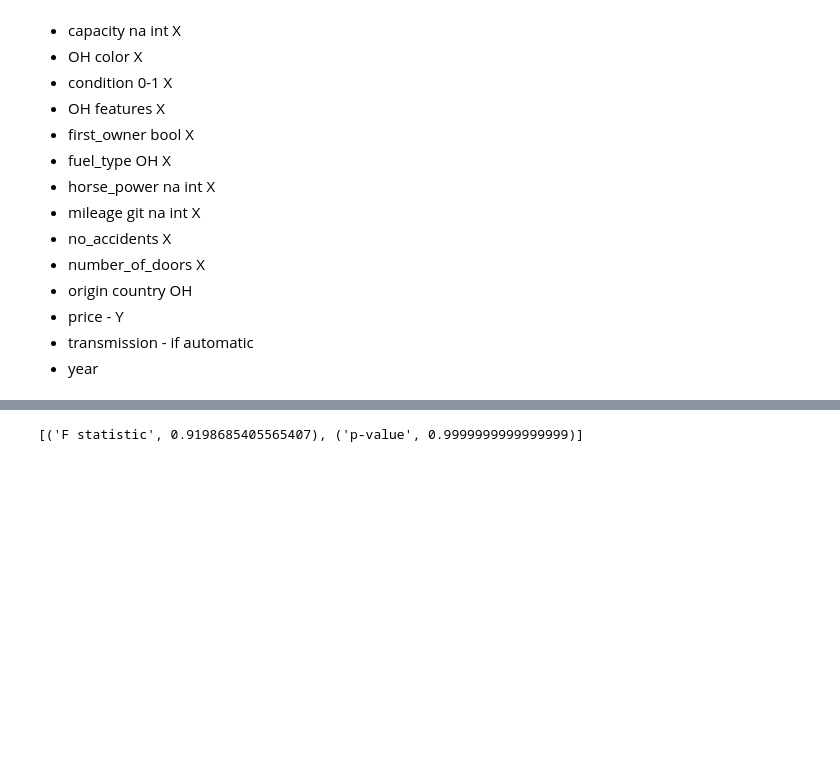
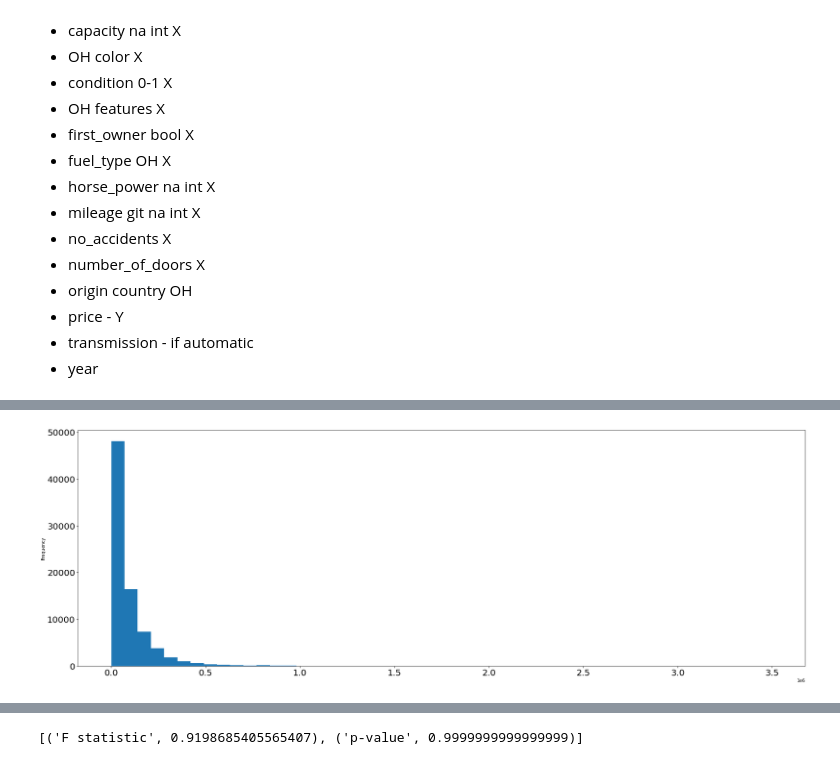
Before and after one commit to kuba1302/econometrics-otomoto, a Jupyter notebook: otomoto.ipynb, the cells around one changed output, grey strips where cells are left out. Cells and saved outputs as stored; diff of their text form; code cells hidden in the pictures; blank space fills up the shorter version.

Commit message:
adding histograms

```diff
--- a/otomoto.ipynb
+++ b/otomoto.ipynb
@@ -121,15 +105,17 @@ def map_transmission(row):
 # %%
 data = data.dropna(subset=['features', 'capacity', 'horse_power', 'mileage'])
 
+data['features'] = data['features'].apply(lambda x: x.split(','))
+
 lb = MultiLabelBinarizer()
 features = lb.fit_transform(data['features'])
-features = pd.DataFrame(features, columns=lb.classes_)
+features_df = pd.DataFrame(features, columns=lb.classes_)
 
 df = data.loc[data['fuel_type'].isin(['Benzyna', 'Diesel', 'Hybryda', 'Benzyna+LPG', 'Elektryczny'])]
 
 print(data.shape)
 df = pd.concat([df.drop(columns='brand'), pd.get_dummies(df['brand'], drop_first=True)], axis=1)
-df = pd.concat([df.drop(columns='fuel_type'), pd.get_dummies(df['fuel_type'], drop_first=True)], axis=1)
+df = pd.concat([df.drop(columns='fuel_type'), pd.get_dummies(df['fuel_type'])], axis=1)
 
 
 df['aso'] = df['aso'].dropna().apply(map_aso)
@@ -154,0 +232,5 @@ print(df.shape)
+# %%
+df['price'].plot(kind='hist', bins=50, fontsize=20)
+plt.show()
+# %% [output]
+[figure, added]
```
Also changed, not shown: parts of 32 cells of this notebook.
